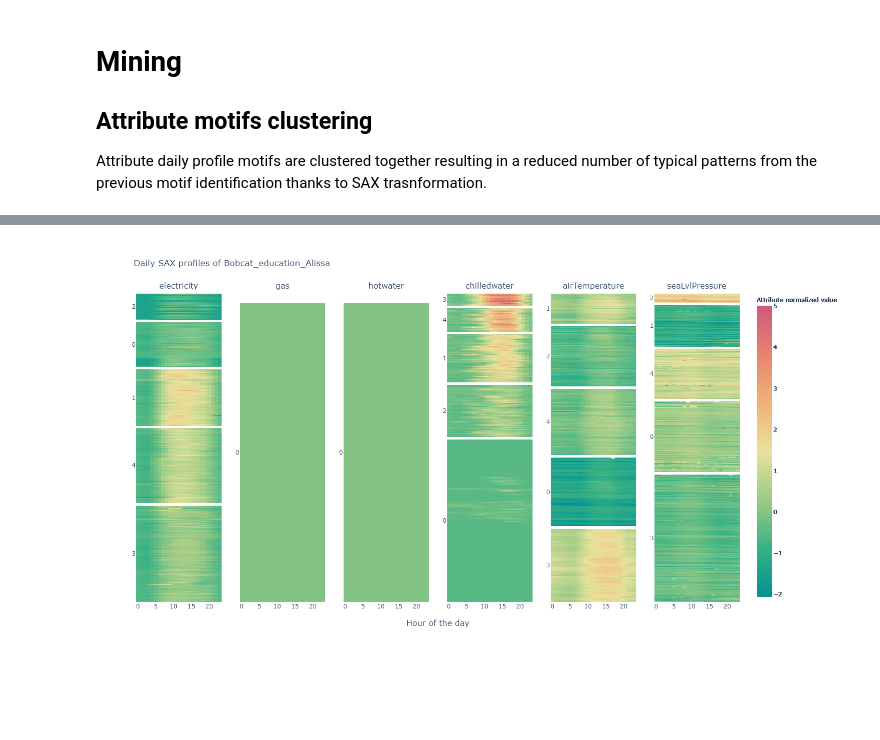
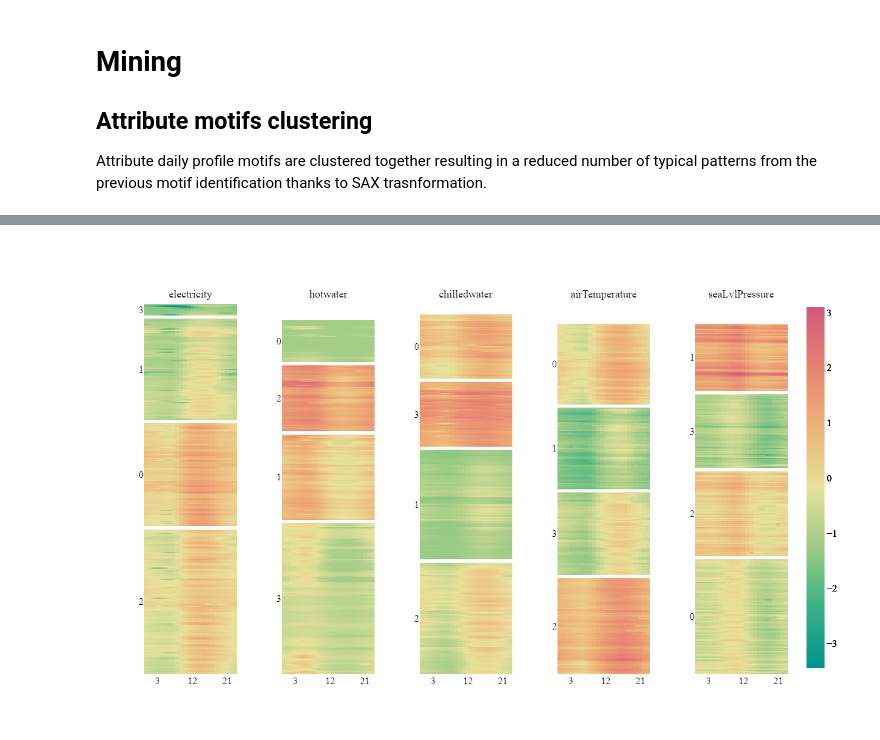
Before and after one commit to JulienLeprince/multidimensional-building-data-cube-pattern-identification, a Jupyter notebook: code/04_Mining_CuboidB.ipynb, the cells around one changed output, grey strips where cells are left out. Drawn from its saved outputs; the diff is of its cells as text; code cells hidden in the pictures; blank space fills up the shorter version.

```diff
--- a/code/04_Mining_CuboidB.ipynb
+++ b/code/04_Mining_CuboidB.ipynb
@@ -32,13 +34,10 @@ path_fig_out = "..\\figures\\insite_view\\"
 ## Read
 # %%
 # Read Cuboid
-blg_id = "Bobcat_education_Alissa"
+blg_id = "Fox_education_Melinda"
 df = pd.read_csv(path_data + "cuboid_B_"+blg_id+".csv", index_col="timestamp")
 
 # Format index to datetime object
 df.index = pd.to_datetime(df.index, format='%Y-%m-%d %H:%M:%S')
-
-# Reduce memory usage
-df = ut.reduce_mem_usage(df, verbose=True)
 df.head()
 # %% [output]
@@ -96,9 +93,28 @@ indexes = dict()
 for meter in df.columns.values:
     df_count = pd.DataFrame.from_dict(Counter(sax_dict[meter]), orient='index').rename(columns={0:'count'})
     df_count.fillna(0)
-    motifs = df_count[(df_count > threshold)]
+    motifs = df_count[df_count.values > threshold]
     indexes[meter] = [i for i,x in enumerate(sax_dict[meter]) if x in list(motifs.index)]  # returns all indexes
 # %% [markdown]
 # Mining
 ## Attribute motifs clustering
 Attribute daily profile motifs are clustered together resulting in a reduced number of typical patterns from the previous motif identification thanks to SAX trasnformation.
+# %%
+# Identify optimal cluster number
+wcss, sil = [], []
+for meter in sax_data:
+    wcss_l, sil_l = ut.elbow_method(sax_data[meter].iloc[indexes[meter]].interpolate(method='linear').transpose(), n_cluster_max=20)
+    wcss.append(wcss_l)
+    sil.append(sil_l)
+# Get similarity index quantiles (cross attributes)
+arr_sil, arr_wcss = np.array(sil), np.array(wcss)
+wcss_med = np.quantile(arr_wcss, .5, axis=0)
+sil_med = np.quantile(arr_sil, .5, axis=0)
+err_wcss = [np.quantile(arr_wcss, .25, axis=0), np.quantile(arr_wcss, .75, axis=0)]
+err_sil = [np.quantile(arr_sil, .25, axis=0), np.quantile(arr_sil, .75, axis=0)]
+
+# Plots
+plt.rcParams.update({'font.size': 12})
+plt.rcParams['font.sans-serif'] = ['Times New Roman']
+fig = ut.similarity_index_werror_plot(wcss_med, sil_med, err_wcss, err_sil)
+fig.savefig(path_fig_out+"blg_"+blg_id+"_cluster_SimilarityIndex_"+version+".jpg", dpi=300, bbox_inches='tight')
@@ -105,33 +123,34 @@ Attribute daily profile motifs are clustered together resulting in a reduced num
 # %%
 ## Clustering identified motifs
 
 # Cluster the identified motifs
-nb_clusters_opt = 5
+nb_clusters_opt = 4
 kmeans = KMeans(n_clusters=nb_clusters_opt, init='k-means++', max_iter=300, n_init=10, random_state=0)
 kmeans_pred_y, clust_sax_data = dict(), dict()
 for meter in df.columns.values:
     clust_sax_data[meter] = sax_data[meter].iloc[indexes[meter]]
-    kmeans_pred_y[meter] = kmeans.fit_predict(clust_sax_data[meter].interpolate(method='time'))
+    kmeans_pred_y[meter] = kmeans.fit_predict(clust_sax_data[meter].interpolate(method='linear', limit_direction='both'))
 
 # Reformating cluster results for plotting
 clust_dict_data, index_map_dictionary = dict(), dict()
 max_shape = 0
 for meter in sax_data:
     clust_dict_data[meter], index_map_dictionary[meter] = ut.sax_df_reformat(clust_sax_data, kmeans_pred_y, meter)
     max_shape = max(max_shape, max(np.shape(clust_dict_data[meter])))
 # Adjusting reformaating from variable attribute motifs lengths
 for meter in sax_data:
     # Defining width of empty dataframe to add
     space_btw_saxseq = max_shape - max(np.shape(clust_dict_data[meter]))
     # Creating empty frame
     empty_sax_df = pd.DataFrame(columns=sax_data[meter].columns, index=[' ']*space_btw_saxseq)
     # Adding empty frame to the df
     clust_dict_data[meter] = clust_dict_data[meter].append(empty_sax_df)
 
+
 # Plotting cluster results results
-fig = ut.SAX_dailyhm_visualization(clust_dict_data, sax_dict, index_map_dictionary, title=blg_id)
+fig = ut.SAX_dailyhm_visualization(clust_dict_data, sax_dict, index_map_dictionary)
 ut.png_output([len(clust_dict_data.keys())*250, 800])
 fig.show()
 fig.write_image(path_fig_out+"clust_blg_"+blg_id+"_"+version+".png")
 # %% [output]
-[figure, old version]
+[figure, new version]
```
Also changed, not shown: parts of 5 cells of this notebook, 51 other files.
